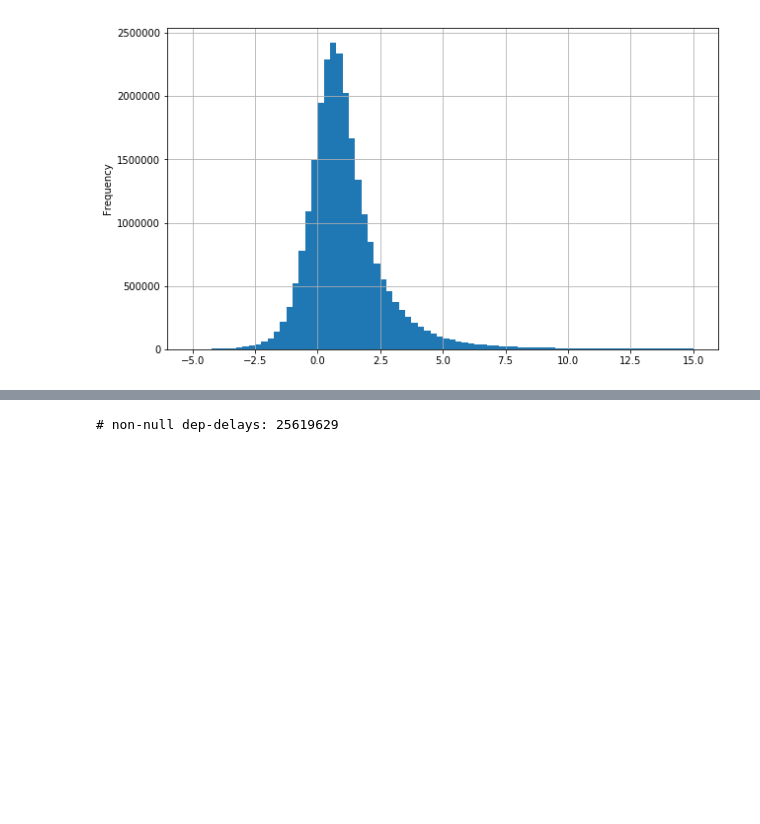
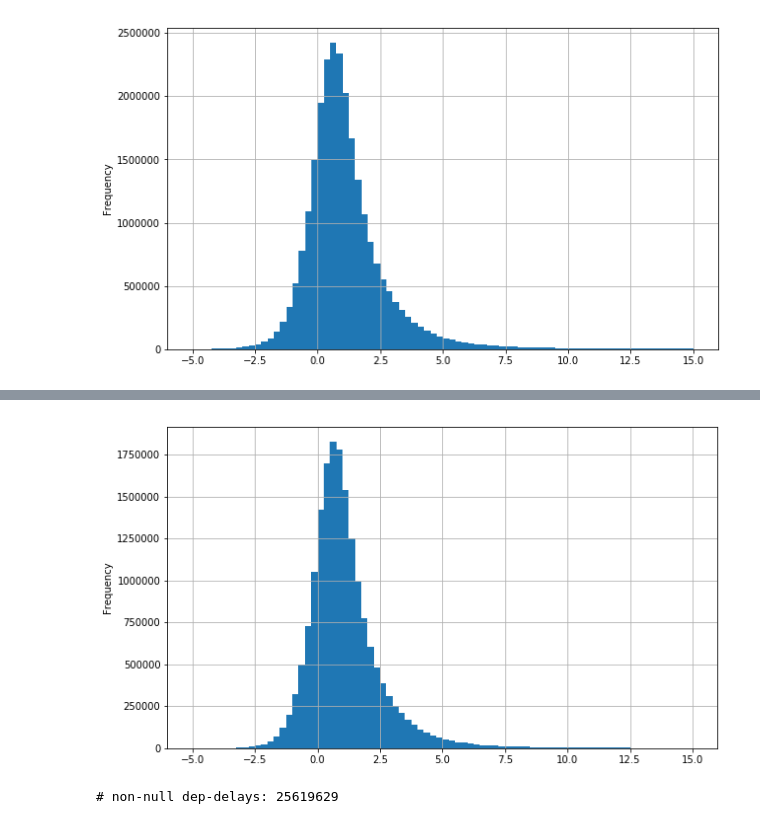
Before and after one commit to jlieberherr/swiss-train-delay-distributions, a Jupyter notebook: analysis.ipynb, the cells around one changed output, grey strips where cells are left out. Saved outputs shown, nothing was run; the diff lists cells and outputs as text; code cells hidden in the pictures; blank space fills up the shorter version.

```diff
--- a/analysis.ipynb
+++ b/analysis.ipynb
@@ -88,0 +96,3 @@ df.head()
+# %%
+%%time
+df_s = df[df["VERKEHRSMITTEL_TEXT"] == "S"]
@@ -107,0 +129,6 @@ df_an_versp.plot.hist(bins=an_range, figsize=(10, 6), grid=True)
+# %%
+%%time
+df_an_versp_s = df_s["VERSPAETUNG_AN"].dropna().apply(lambda d: d.total_seconds() / 60.0)
+print "# non-null s-arr-delays: {}".format(len(df_an_versp_s))
+df_an_versp_s.plot.hist(bins=an_range, figsize=(10, 6), grid=True)
+# %% [output]
@@ -108,3 +137,4 @@ df_an_versp.plot.hist(bins=an_range, figsize=(10, 6), grid=True)
+[figure, added]
 # %%
 df_ab_versp = df["VERSPAETUNG_AB"].dropna().apply(lambda d: d.total_seconds() / 60.0)
 print "# non-null dep-delays: {}".format(len(df_ab_versp))
```
Also changed, not shown: parts of 28 cells of this notebook.
